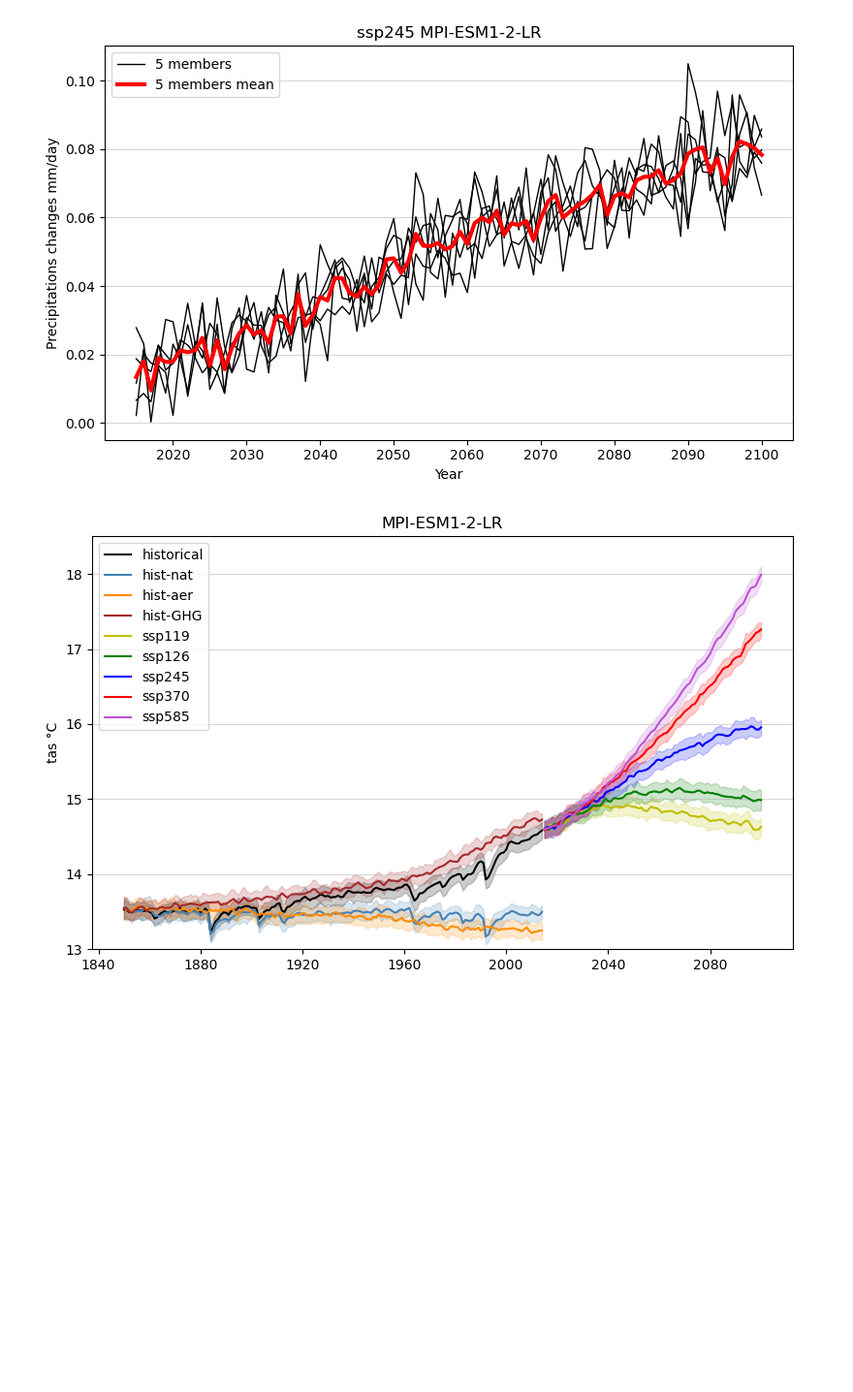
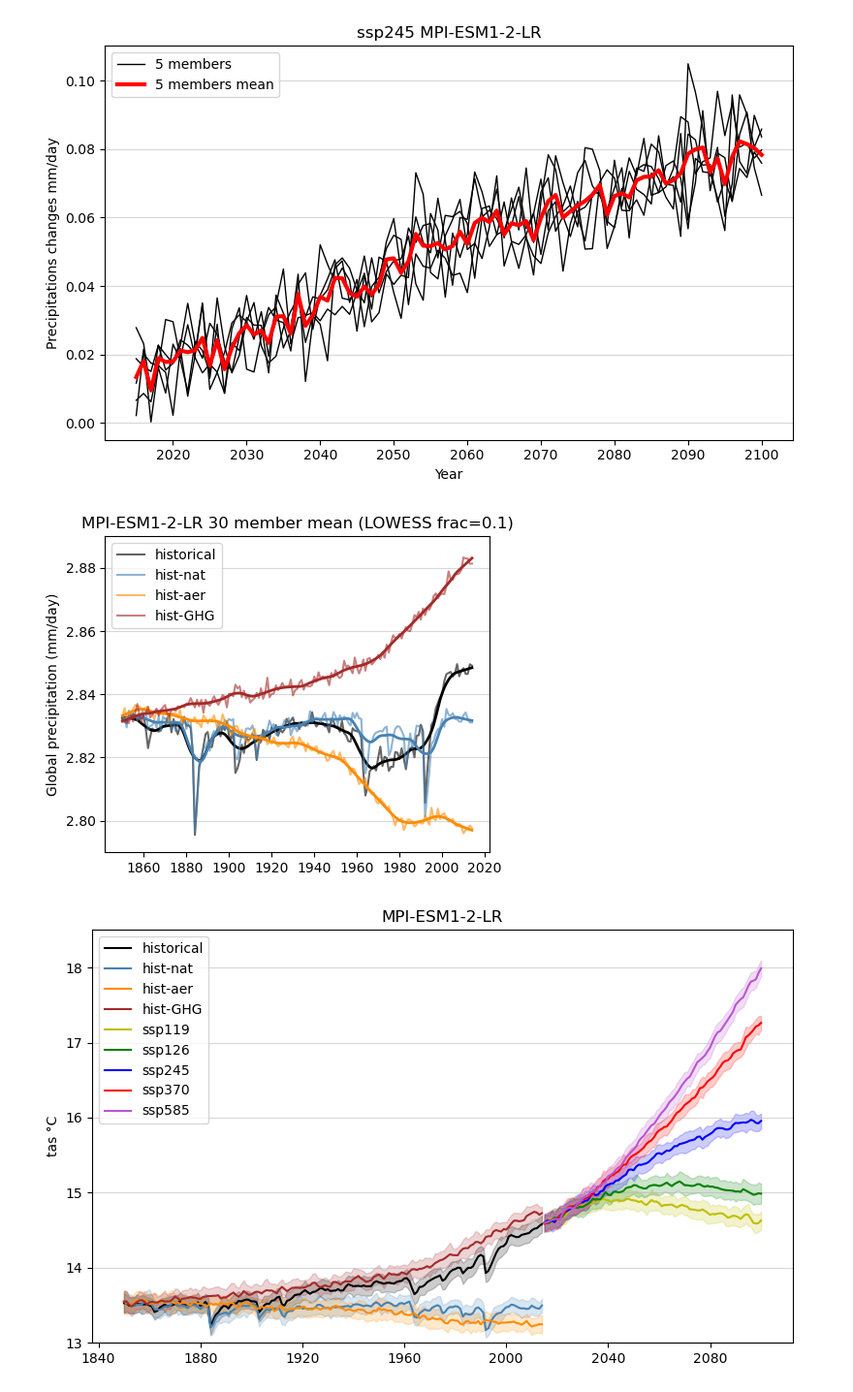
Before and after one commit to zoeleila/scenarIA, a Jupyter notebook: src/plots/plots_rawdata.ipynb, the cells around one changed output. Shown at 97% size. Cells and saved outputs as stored; diff of their text form; code cells hidden in the pictures; blank space fills up the shorter version.

Commit message:
lowess filter for smoothed outputs

```diff
--- a/src/plots/plots_rawdata.ipynb
+++ b/src/plots/plots_rawdata.ipynb
@@ -66,6 +67,38 @@ plt.title('ssp245 MPI-ESM1-2-LR')
 plt.tight_layout()
 # %% [output]
 [figure]
+# %%
+
+vmin = 2.79
+vmax = 2.89
+simus = ['historical', 'hist-nat', 'hist-aer', 'hist-GHG']
+plt.figure(figsize=(5, 4))
+for simu in simus:
+
+    color = colors_dict[simu]
+    ds = xr.open_dataset(DATASET_DIR / f'MPI-ESM1-2-LR/annual/outputs_{simu}.nc')
+    ds = scenarIA.get_random_member_subset(ds, seed=42,
+                             nb_member_per_subsets=30)
+    ds = weighted_global_mean(ds)
+    time = ds.time.values
+    mean = ds['pr'].values
+    plt.plot(time, mean, label=simu, color=color, alpha=0.6)
+
+    ds_lowess = xr.open_dataset(DATASET_DIR / f'MPI-ESM1-2-LR/annual/outputs_{simu}_lowess0-1.nc').sel(member=1)
+    ds_lowess = weighted_global_mean(ds_lowess)
+    mean_lowess = ds_lowess['pr'].values
+    plt.plot(time, mean_lowess, color=color,  linewidth=2)
+
+
+plt.grid(axis='y', alpha = 0.5)
+plt.ylabel(f'Global precipitation (mm/day)')
+plt.ylim(vmin, vmax)
+plt.legend(loc ='upper left')
+plt.title('MPI-ESM1-2-LR 30 member mean (LOWESS frac=0.1)')
+plt.tight_layout()
+plt.savefig(GRAPHS_DIR / 'data/MPI-ESM1-2-LR_pr_hist_lowess_0-1.png')
+# %% [output]
+[figure, added]
 # %%
 
 root_dir = DATASET_DIR / 'MPI-ESM1-2-LR/annual/'
```
Also changed, not shown: parts of 1 cell of this notebook, 7 other files.
